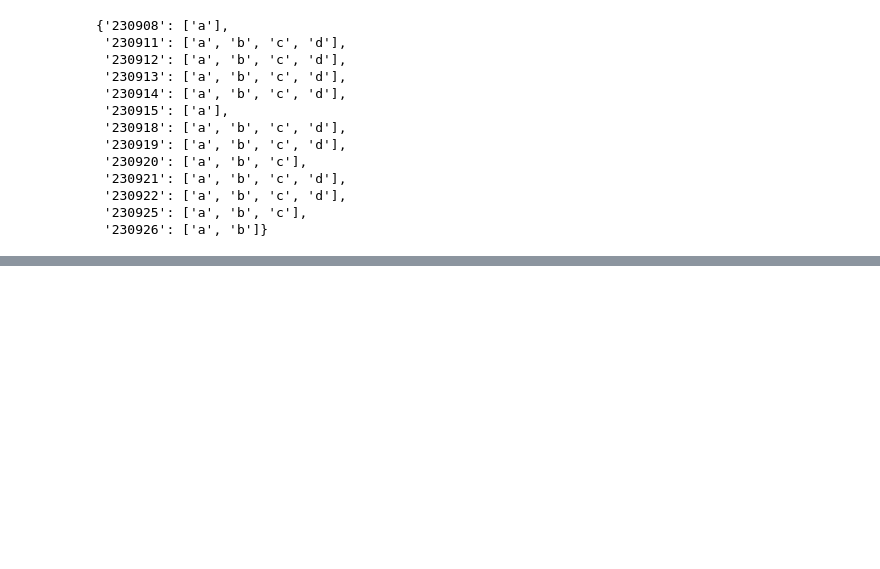
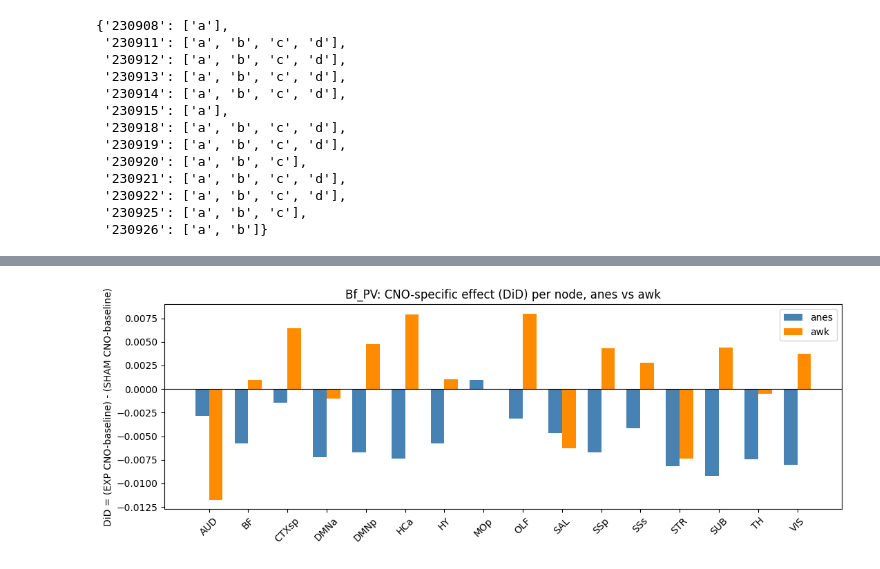
Before and after one commit to Lvcaa/mouse-fmri-dyncomm, a Jupyter notebook: scripts/06_t_tests.ipynb, the cells around one changed output, grey strips where cells are left out. Saved outputs shown, nothing was run; the diff lists cells and outputs as text; code cells hidden in the pictures; blank space fills up the shorter version.

```diff
--- a/scripts/06_t_tests.ipynb
+++ b/scripts/06_t_tests.ipynb
@@ -913,0 +207,14 @@ EXP vs SHAM nella fase CNO - Mann-Whitney p-value, passo 3 vs passo 36:
+# %%
+def hedges_g(x, y):
+    """Bias-corrected Cohen's d (Hedges' g) for two independent samples."""
+    x, y = np.asarray(x), np.asarray(y)
+    nx, ny = len(x), len(y)
+    pooled_sd = np.sqrt(((nx - 1) * x.var(ddof=1) + (ny - 1) * y.var(ddof=1)) / (nx + ny - 2))
+    d = (x.mean() - y.mean()) / pooled_sd
+    correction = 1 - 3 / (4 * (nx + ny - 2) - 1)
+    return d * correction
+
+
+def rank_biserial(u_stat, n1, n2):
+    """Rank-biserial correlation from a Mann-Whitney U statistic (U for the first sample, x)."""
+    return (2 * u_stat) / (n1 * n2) - 1
@@ -913,0 +334,25 @@ EXP vs SHAM nella fase CNO - Mann-Whitney p-value, passo 3 vs passo 36:
+# %%
+# Side-by-side per-node DiD comparison: bars above 0 mean EXP's CNO-baseline change is
+# larger (less negative / more positive) than SHAM's; bars below 0 mean the opposite.
+# Comparing the anes and awk bars per node shows where the two cohorts agree or disagree
+# on the direction/magnitude of the CNO-specific effect.
+
+node_order = sorted(did_by_state["Node"].unique())
+did_pivot = did_by_state.pivot(index="Node", columns="state", values="DiD").reindex(node_order)
+
+x = np.arange(len(node_order))
+width = 0.35
+
+fig, ax = plt.subplots(figsize=(11, 4))
+ax.bar(x - width / 2, did_pivot["anes"], width=width, label="anes", color="steelblue")
+ax.bar(x + width / 2, did_pivot["awk"], width=width, label="awk", color="darkorange")
+ax.axhline(0, color="black", linewidth=0.8)
+ax.set_xticks(x)
+ax.set_xticklabels(node_order, rotation=45)
+ax.set_ylabel("DiD = (EXP CNO-baseline) - (SHAM CNO-baseline)")
+ax.set_title("Bf_PV: CNO-specific effect (DiD) per node, anes vs awk")
+ax.legend()
+plt.tight_layout()
+plt.show()
+# %% [output]
+[figure, added]
```
Also changed, not shown: parts of 41 cells of this notebook, 5 other files.
